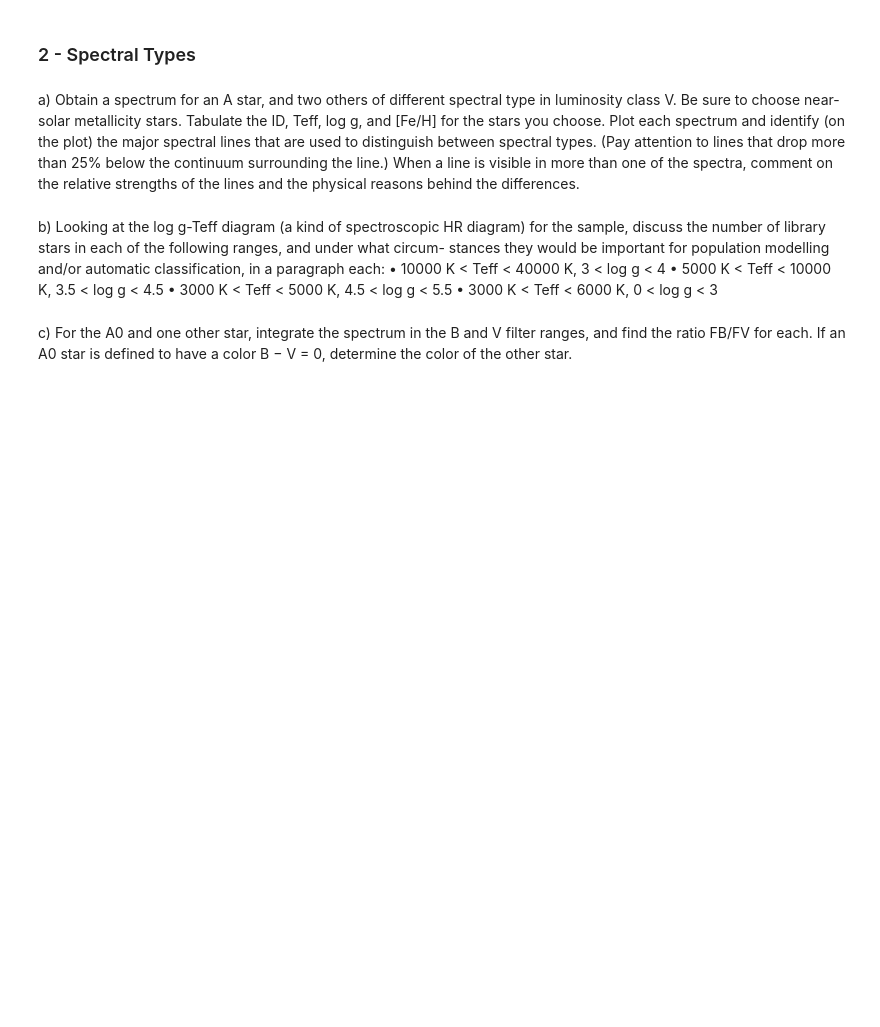
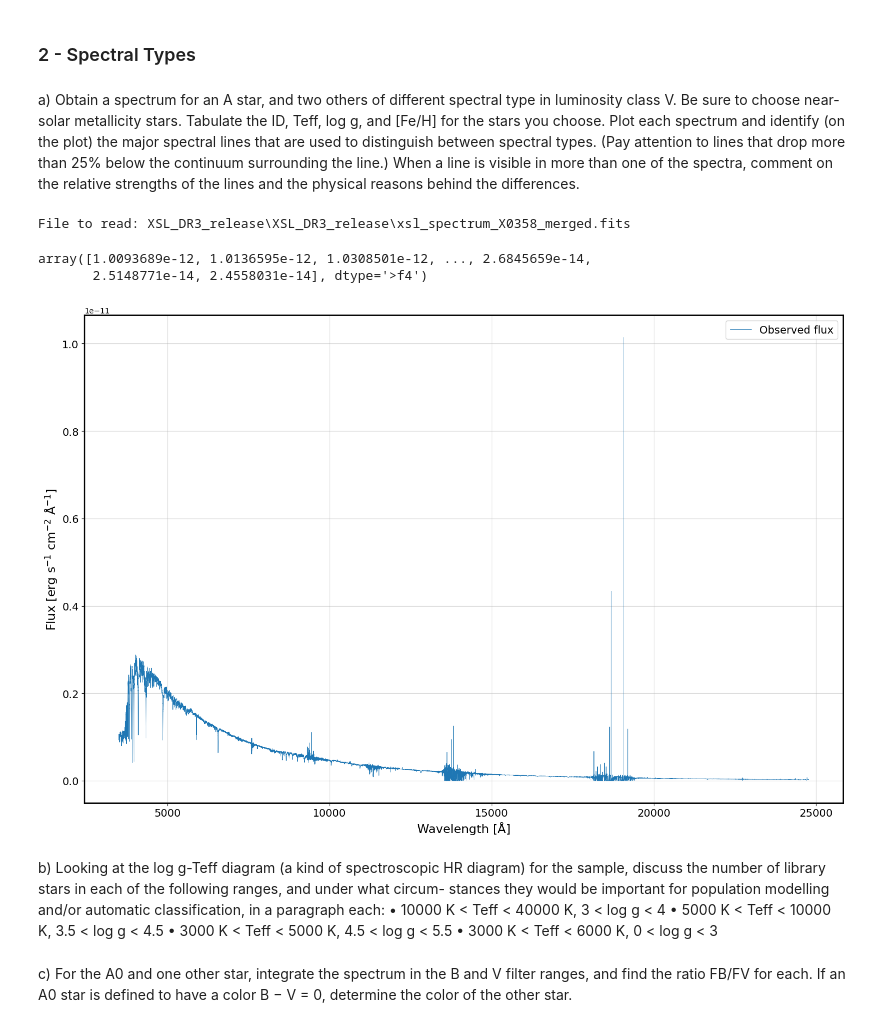
Before and after one commit to nodokamasamune-sketch/astr630, a Jupyter notebook: HW2_combined.ipynb, the cells around one changed output. Saved outputs shown, nothing was run; the diff lists cells and outputs as text; code cells hidden in the pictures; blank space fills up the shorter version.

```diff
--- a/HW2_combined.ipynb
+++ b/HW2_combined.ipynb
@@ -69,6 +100,38 @@ distinguish between spectral types. (Pay attention to lines that drop more than
 below the continuum surrounding the line.) When a line is visible in more than one of the
 spectra, comment on the relative strengths of the lines and the physical reasons behind
 the differences.
+# %%
+spec_name = r'XSL_DR3_release\XSL_DR3_release\xsl_spectrum_X0358_merged.fits'
+[flux_temp, flux_tempdr_temp, waves_temp, unit, star, loss_corr, Av, Av_ori]= read_dr3_spec(spec_name, ang='on', star_kw='on', loss_corr_kw='on', av_kw = 'on')
+# %% [output]
+File to read: XSL_DR3_release\XSL_DR3_release\xsl_spectrum_X0358_merged.fits
+# %%
+flux_temp
+# %% [output]
+array([1.0093689e-12, 1.0136595e-12, 1.0308501e-12, ..., 2.6845659e-14,
+       2.5148771e-14, 2.4558031e-14], dtype='>f4')
+# %%
+fig,ax = plt.subplots(figsize=(15, 10))
+plt.plot(waves_temp, flux_temp, linewidth=0.5, label='Observed flux')
+# plt.plot(waves_temp, flux_temp, 'b-', linewidth=0.5, label='Observed flux')
+# if not np.all(np.isnan(flux_tempdr_temp)):
+#     plt.plot(waves_temp, flux_tempdr_temp, 'r-', linewidth=0.5, label='Dereddened flux')
+plt.xlabel(f'Wavelength [Å]',fontsize=16)
+plt.ylabel('Flux [erg s$^{-1}$ cm$^{-2}$ Å$^{-1}$]',fontsize=16)
+ax.spines['left'].set_linewidth(2)
+ax.spines['bottom'].set_linewidth(2)
+ax.spines['top'].set_linewidth(2)
+ax.spines['right'].set_linewidth(2)
+ax.tick_params(axis='y', labelsize=14)
+ax.tick_params(axis='x',labelsize=14)
+ax.grid(alpha=0.5)
+
+ax.legend(loc='upper right',fontsize=14)
+plt.tight_layout()
+#plt.savefig('HW1_Figs\CAMDe.png',dpi=300)
+plt.show()
+# %% [output]
+[figure, added]
 # %% [markdown]
 b) Looking at the log g-Teff diagram (a kind of spectroscopic HR diagram) for the sample,
 discuss the number of library stars in each of the following ranges, and under what circum-
```
Also changed, not shown: parts of 2 cells of this notebook.
